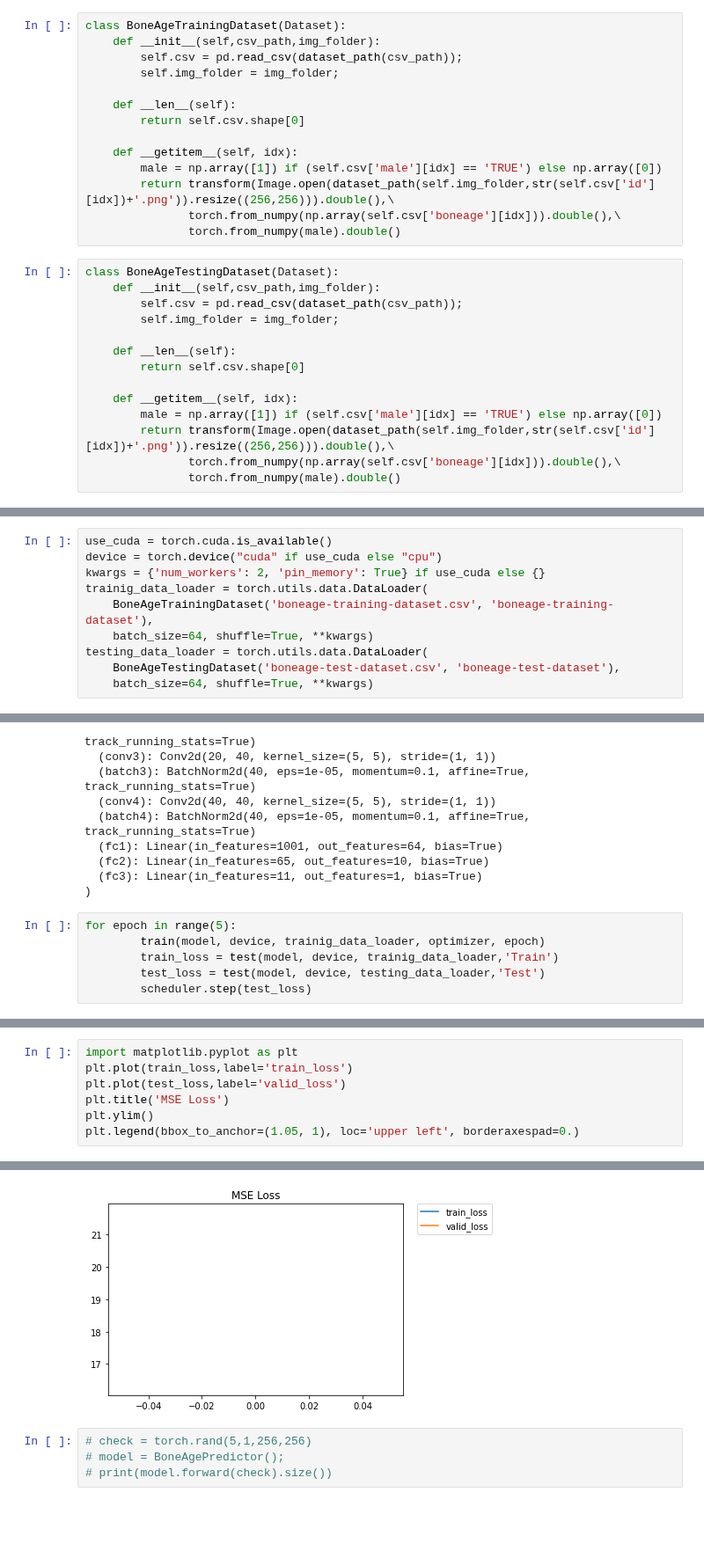
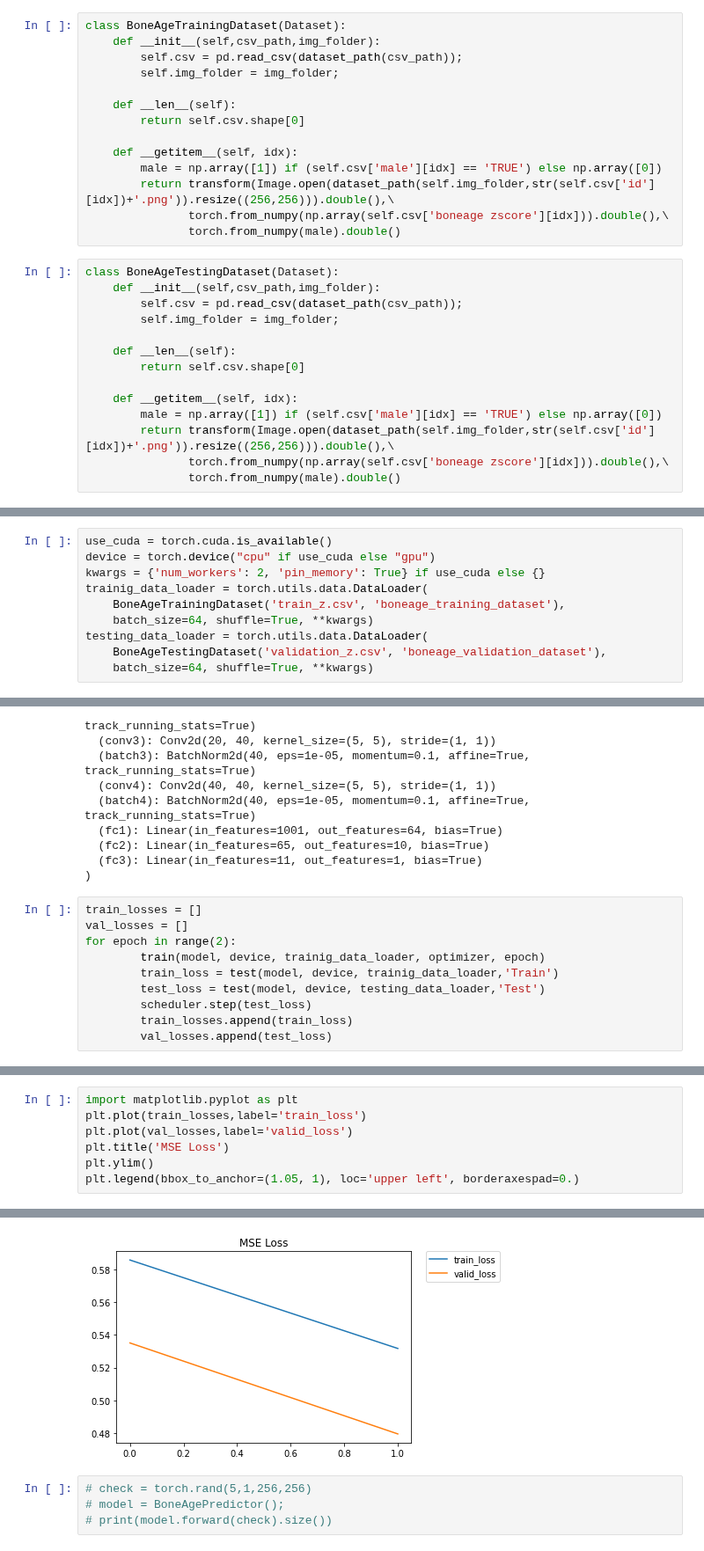
Before and after one commit to nichakornchaisuwan/Project_Boneage, a Jupyter notebook: BoneAgePredictor.ipynb, the cells around one changed output, grey strips where cells are left out. Shown at 88% size. Cells and saved outputs as stored; diff of their text form; blank space fills up the shorter version.

```diff
--- a/BoneAgePredictor.ipynb
+++ b/BoneAgePredictor.ipynb
@@ -36,7 +36,7 @@ class BoneAgeTrainingDataset(Dataset):
     def __getitem__(self, idx):
         male = np.array([1]) if (self.csv['male'][idx] == 'TRUE') else np.array([0])
         return transform(Image.open(dataset_path(self.img_folder,str(self.csv['id'][idx])+'.png')).resize((256,256))).double(),\
-               torch.from_numpy(np.array(self.csv['boneage'][idx])).double(),\
+               torch.from_numpy(np.array(self.csv['boneage zscore'][idx])).double(),\
                torch.from_numpy(male).double()
 # %%
 class BoneAgeTestingDataset(Dataset):
@@ -50,7 +50,7 @@ class BoneAgeTestingDataset(Dataset):
     def __getitem__(self, idx):
         male = np.array([1]) if (self.csv['male'][idx] == 'TRUE') else np.array([0])
         return transform(Image.open(dataset_path(self.img_folder,str(self.csv['id'][idx])+'.png')).resize((256,256))).double(),\
-               torch.from_numpy(np.array(self.csv['boneage'][idx])).double(),\
+               torch.from_numpy(np.array(self.csv['boneage zscore'][idx])).double(),\
                torch.from_numpy(male).double()
 # %%
 class BoneAgePredictor(nn.Module):
@@ -133,11 +133,11 @@ def test(model, device, loader, loader_name):
     return loss;
 # %%
 use_cuda = torch.cuda.is_available()
-device = torch.device("cuda" if use_cuda else "cpu")
+device = torch.device("cpu" if use_cuda else "gpu")
 kwargs = {'num_workers': 2, 'pin_memory': True} if use_cuda else {}
 trainig_data_loader = torch.utils.data.DataLoader(
-    BoneAgeTrainingDataset('boneage-training-dataset.csv', 'boneage-training-dataset'),
+    BoneAgeTrainingDataset('train_z.csv', 'boneage_training_dataset'),
     batch_size=64, shuffle=True, **kwargs)
 testing_data_loader = torch.utils.data.DataLoader(
-    BoneAgeTestingDataset('boneage-test-dataset.csv', 'boneage-test-dataset'),
+    BoneAgeTestingDataset('validation_z.csv', 'boneage_validation_dataset'),
     batch_size=64, shuffle=True, **kwargs)
@@ -171,9 +175,13 @@ BoneAgePredictor(
   (fc3): Linear(in_features=11, out_features=1, bias=True)
 )
 # %%
-for epoch in range(5):
+train_losses = []
+val_losses = []
+for epoch in range(2):
         train(model, device, trainig_data_loader, optimizer, epoch)
         train_loss = test(model, device, trainig_data_loader,'Train')
         test_loss = test(model, device, testing_data_loader,'Test')
         scheduler.step(test_loss)
+        train_losses.append(train_loss)
+        val_losses.append(test_loss)
 # %% [output]
@@ -200,13 +205,13 @@ Train Epoch: 0 [704/12611 (6%)] Loss: 68.954635
 # %%
 import matplotlib.pyplot as plt
-plt.plot(train_loss,label='train_loss')
-plt.plot(test_loss,label='valid_loss')
+plt.plot(train_losses,label='train_loss')
+plt.plot(val_losses,label='valid_loss')
 plt.title('MSE Loss')
 plt.ylim()
 plt.legend(bbox_to_anchor=(1.05, 1), loc='upper left', borderaxespad=0.)
 # %% [output]
 <matplotlib.legend.Legend at 0x...>
-[figure, old version]
+[figure, new version]
 # %%
 # check = torch.rand(5,1,256,256)
 # model = BoneAgePredictor();
```
Also changed, not shown: parts of 4 cells of this notebook.
